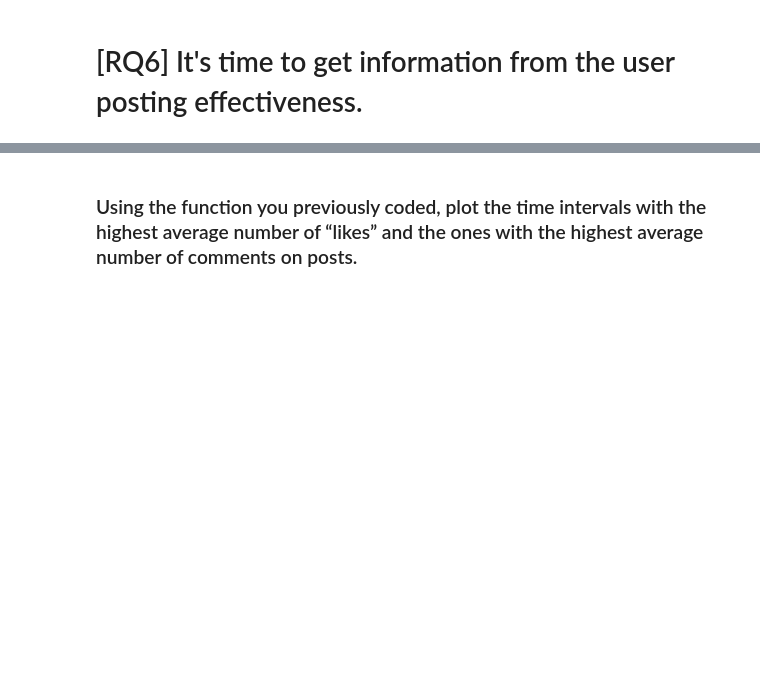
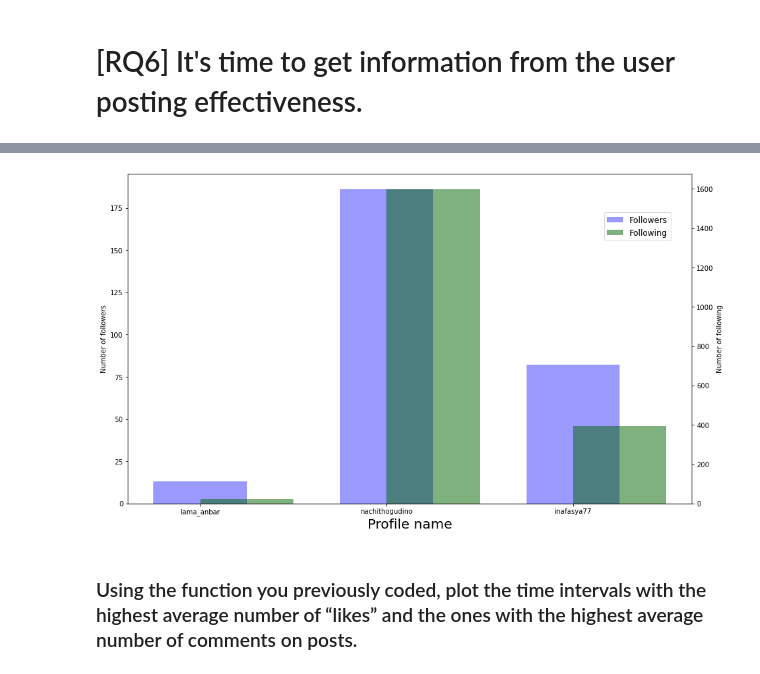
Before and after one commit to MRampo/ADM-HMW2, a Jupyter notebook: 2HW_ADM.ipynb, the cells around one changed output, grey strips where cells are left out. Cells and saved outputs as stored; diff of their text form; code cells hidden in the pictures; blank space fills up the shorter version.

```diff
--- a/2HW_ADM.ipynb
+++ b/2HW_ADM.ipynb
@@ -754,0 +934,3 @@ The mixed posts received, on average 0 comments. This means that, on average, th
+# %%
+new_some=new_some.reset_index()
+new_some[['profile_id']]
@@ -754,0 +951,5 @@ The mixed posts received, on average 0 comments. This means that, on average, th
+# %%
+new_merge=pd.merge(posts2,new_some,on='profile_id')
+new_merge=new_merge[['profile_id','cts_x']]
+new_merge.rename(columns={'cts_x':'cts'},inplace=True)
+new_merge
@@ -754,0 +1105,8 @@ The mixed posts received, on average 0 comments. This means that, on average, th
+# %%
+
+first=profiles[profiles.profile_id == these_profiles.profile_id[0]][['followers','following','profile_name']]
+second=profiles[profiles.profile_id == these_profiles.profile_id[1]][['followers','following','profile_name']]
+third=profiles[profiles.profile_id == these_profiles.profile_id[2]][['followers','following','profile_name']]
+# %%
+top3=pd.concat([first,second,third])
+top3
@@ -754,0 +1128,32 @@ The mixed posts received, on average 0 comments. This means that, on average, th
+# %%
+#Now let's plot it
+
+# I'm using white labels because my theme on VS is dark
+fig, ax1 = plt.subplots(figsize=(15, 9))
+ax1.set_xlabel('Profile name',size=20)
+ax1.xaxis.label.set_color('black')
+ax1.yaxis.label.set_color('black')
+ax1.tick_params(axis='x', colors='black')
+ax1.tick_params(axis='y', colors='black')
+
+# plot line chart on axis #1
+ax1.bar(top3['profile_name'], top3['followers'], width=0.5, alpha=0.4, color='Blue')
+ax1.set_ylabel('Number of followers')
+plt.xticks(top3['profile_name'], top3['profile_name'])
+
+# ax1.set_ylim(0, 25)
+# set up the 2nd axis
+
+ax2 = ax1.twinx()
+ax2.yaxis.label.set_color('black')
+ax2.tick_params(axis='y', colors='black')
+
+# plot bar chart on axis #2
+ax2.bar(top3['profile_name'], top3['following'], width=0.5, alpha=0.5, color='darkgreen', align='edge')
+ax2.grid(False) # turn off grid #2
+ax2.set_ylabel('Number of following')
+#ax2.set_ylim(0, 90)
+fig.legend(['Followers','Following'], loc="upper center",bbox_to_anchor=(0.5, 0.3, 0.65, 0.5),fontsize='large')
+plt.show()
+# %% [output]
+[figure, added]
```
Also changed, not shown: parts of 44 cells of this notebook.
